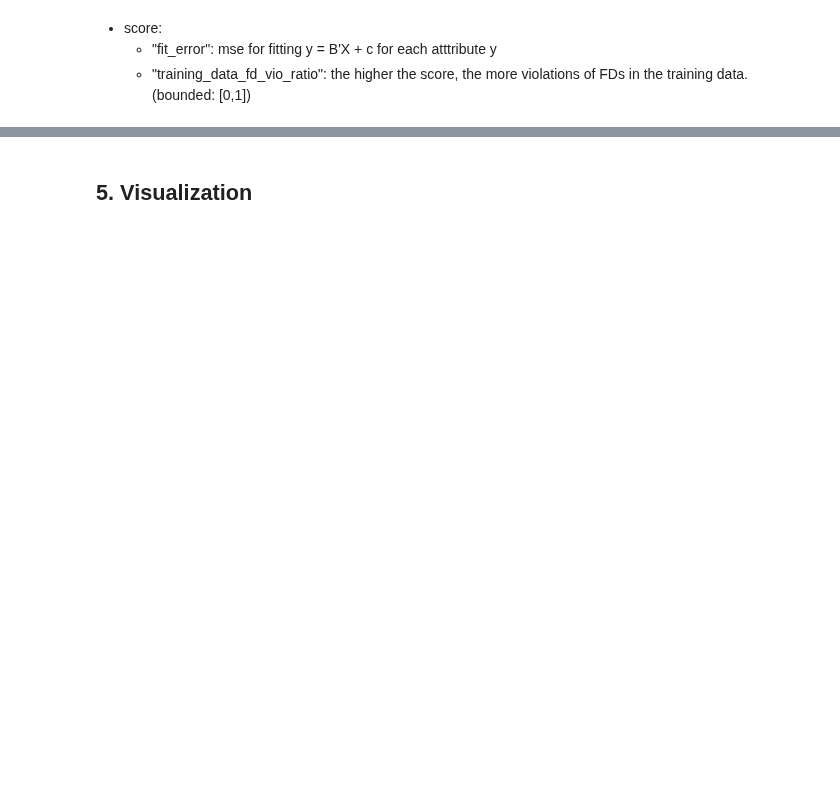
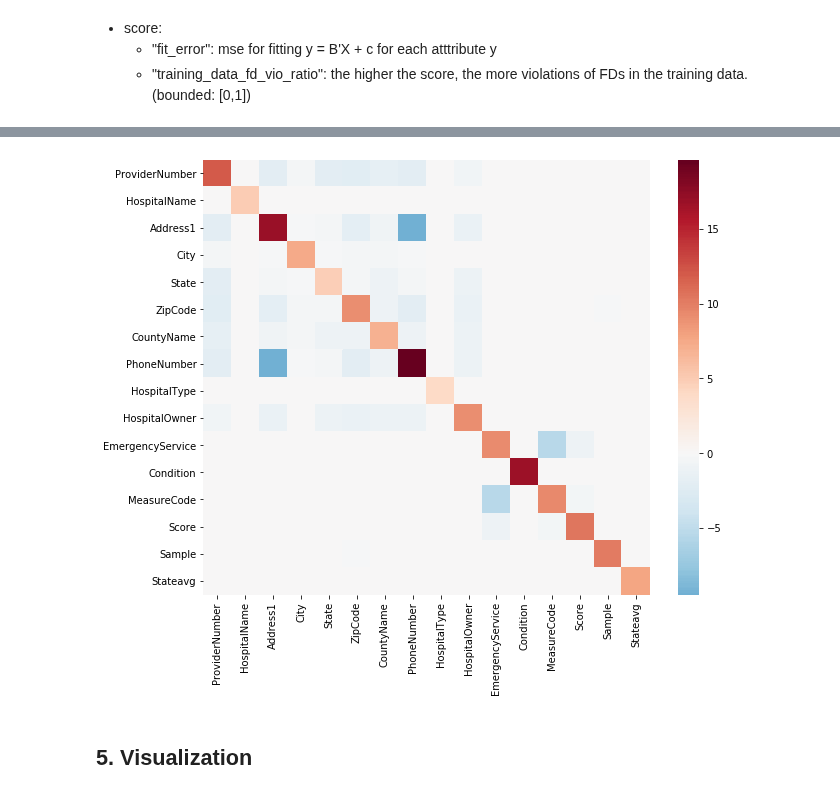
Before and after one commit to sis-ethz/Profiler-Public, a Jupyter notebook: tutorials/Tutorial1_Hospital.ipynb, the cells around one changed output, grey strips where cells are left out. Cells and saved outputs as stored; diff of their text form; code cells hidden in the pictures; blank space fills up the shorter version.

```diff
--- a/tutorials/Tutorial1_Hospital.ipynb
+++ b/tutorials/Tutorial1_Hospital.ipynb
@@ -122,3 +123,8 @@ Stateavg,HospitalName,Address1,City,ZipCode,CountyName,PhoneNumber,HospitalOwner
+# %%
+from profiler.utility import *
+visualize_heatmap(pf.session.debug)
+# %% [output]
+[figure, added]
 # %% [markdown]
 ## 5. Visualization
 # %%
```
Also changed, not shown: parts of 9 cells of this notebook, 3 other files.
